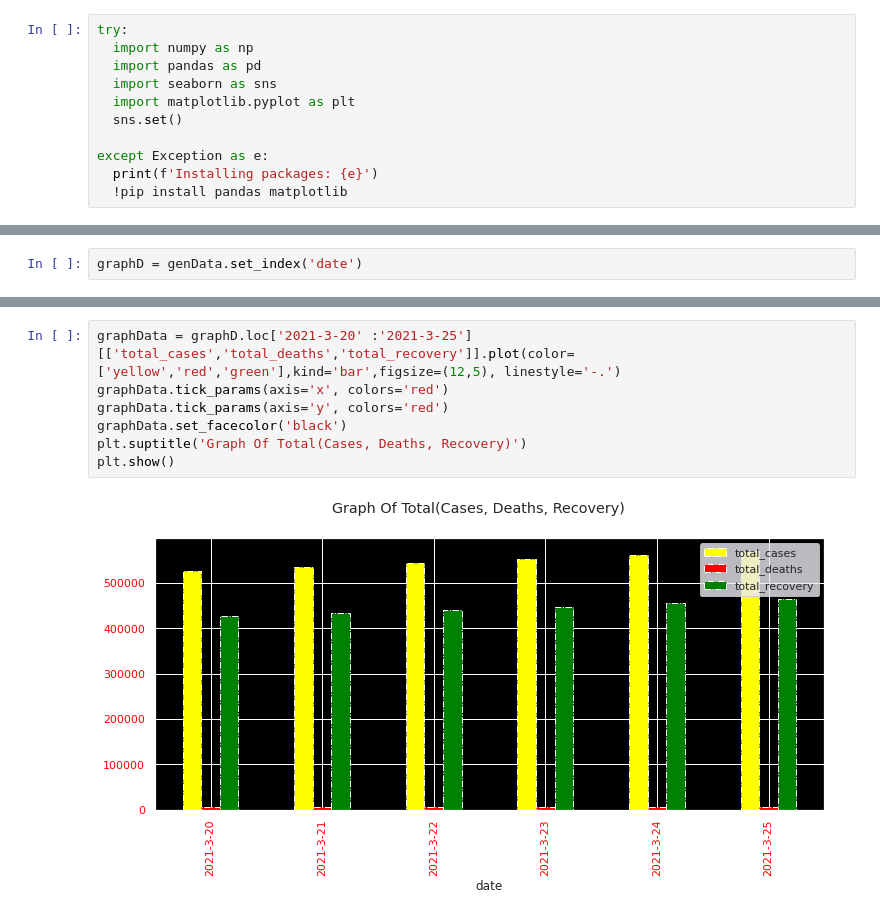
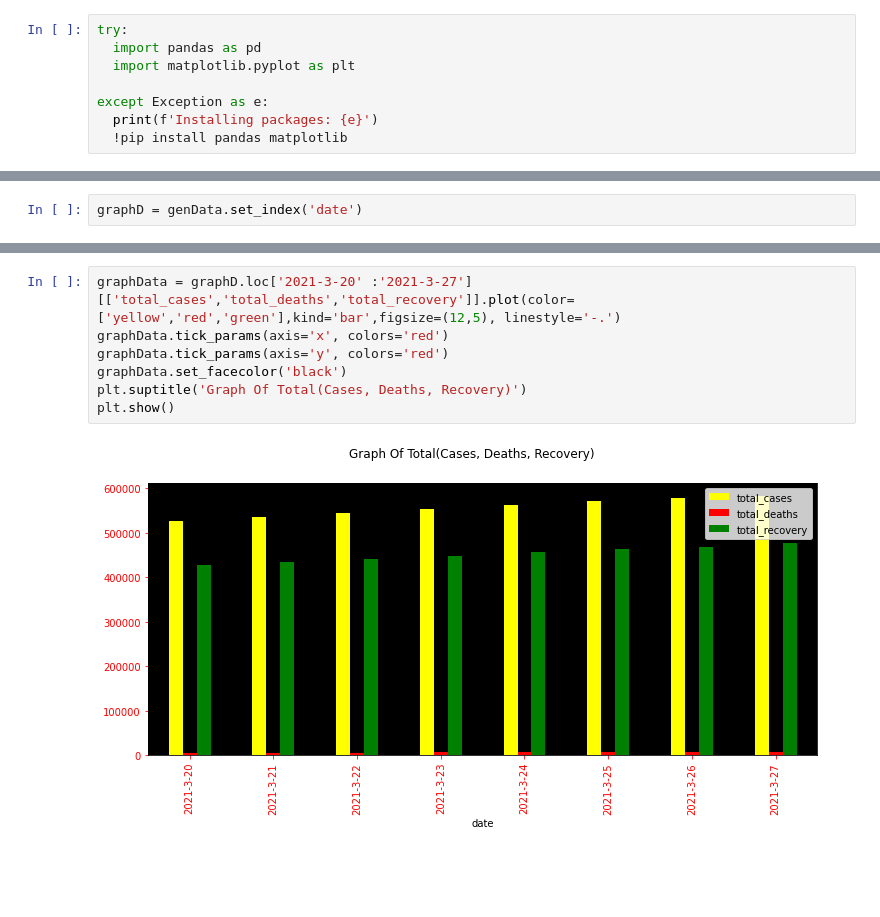
Before and after one commit to iiabdulrazak/silver-scraper, a Jupyter notebook: notebooks/visData.ipynb, the cells around one changed output, grey strips where cells are left out. Drawn from its saved outputs; the diff is of its cells as text; blank space fills up the shorter version.

Commit message:
Solution: new Graphs

```diff
--- a/notebooks/visData.ipynb
+++ b/notebooks/visData.ipynb
@@ -1,10 +1,7 @@
 # %%
 try:
-  import numpy as np
   import pandas as pd
-  import seaborn as sns
   import matplotlib.pyplot as plt
-  sns.set()
 
 except Exception as e:
   print(f'Installing packages: {e}')
@@ -88,9 +90,9 @@ plt.show()
 # %%
-graphData = graphD.loc['2021-3-20' :'2021-3-25'][['total_cases','total_deaths','total_recovery']].plot(color=['yellow','red','green'],kind='bar',figsize=(12,5), linestyle='-.')
+graphData = graphD.loc['2021-3-20' :'2021-3-27'][['total_cases','total_deaths','total_recovery']].plot(color=['yellow','red','green'],kind='bar',figsize=(12,5), linestyle='-.')
 graphData.tick_params(axis='x', colors='red')
 graphData.tick_params(axis='y', colors='red')
 graphData.set_facecolor('black')
 plt.suptitle('Graph Of Total(Cases, Deaths, Recovery)')
 plt.show()
 # %% [output]
-[figure, old version]
+[figure, new version]
```
Also changed, not shown: parts of 6 cells of this notebook.
